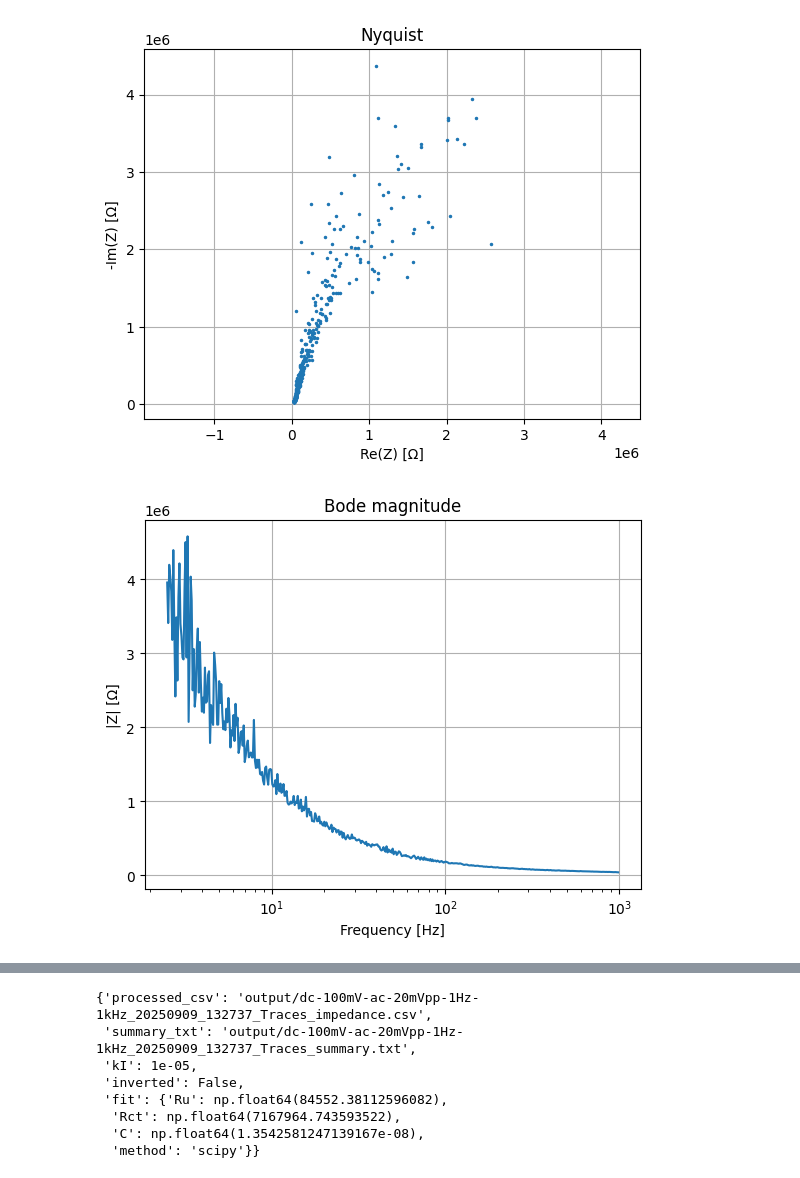
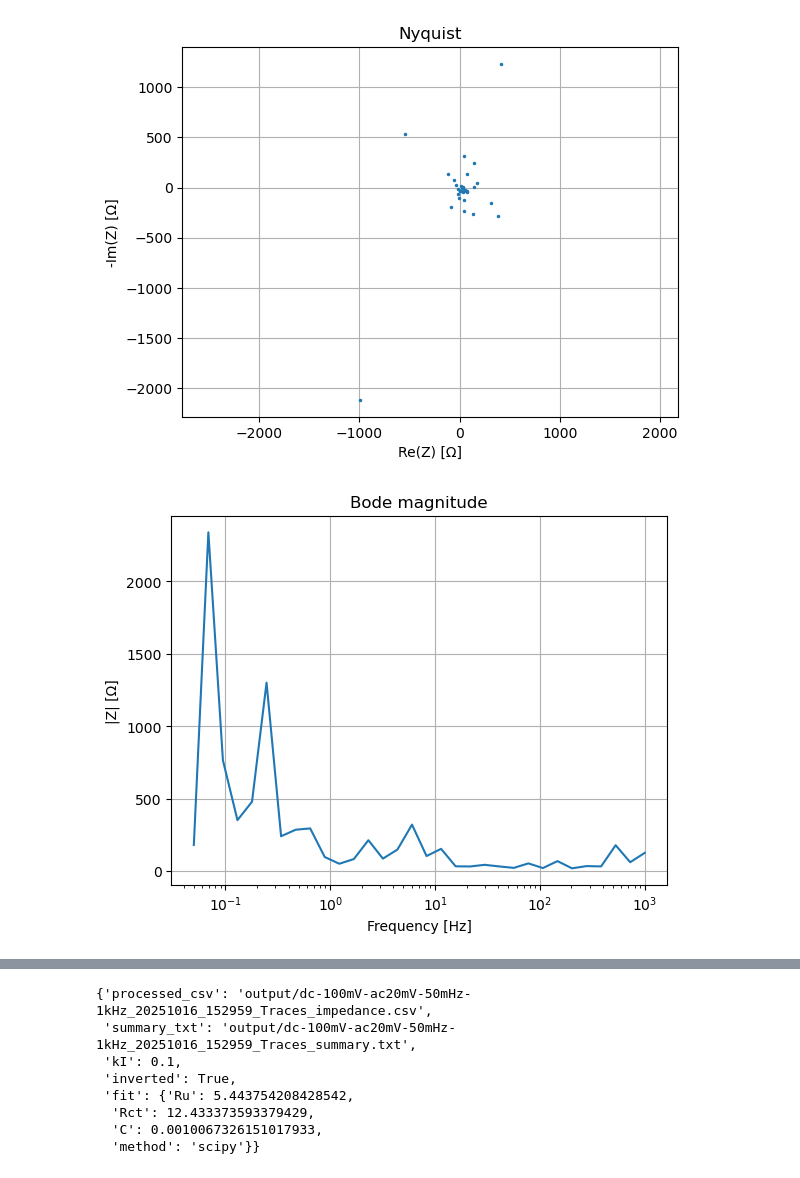
Before and after one commit to lucyyyds/FRA-utilities, a Jupyter notebook: process-moku-fra.ipynb, the cells around one changed output, grey strips where cells are left out. Cells and saved outputs as stored; diff of their text form; code cells hidden in the pictures.

Commit message:
added new data and Ki value

```diff
--- a/process-moku-fra.ipynb
+++ b/process-moku-fra.ipynb
@@ -26,6 +26,8 @@ CAL_KI = {
     "1uA":  1.0e-6,
     "100uA": 1.0e-4,
     "1mA":   1.0e-3,
+    "10mA":  1.0e-2,
+    "100mA": 1.0e-1,
 }
 
 def pick_kI(current_range: str | None, kI_override: float | None):
@@ -87,12 +89,12 @@ def compute_impedance(df: pd.DataFrame, kI: float, invert_if_needed: bool = True
     """
     freq = df["Frequency_Hz"].to_numpy(dtype=float)
 
-    # use data with a specified frequency range
-    freq_min = 2.5  # Hz
-    freq_max = 1000.0  # Hz
-    valid = (freq >= freq_min) & (freq <= freq_max)
-    freq = freq[valid]
-    df = df[valid].reset_index(drop=True)
+    # # use data with a specified frequency range
+    # freq_min = 2.5  # Hz
+    # freq_max = 1000.0  # Hz
+    # valid = (freq >= freq_min) & (freq <= freq_max)
+    # freq = freq[valid]
+    # df = df[valid].reset_index(drop=True)
 
     # Prefer Math ratio if provided, else compute from Ch1/Ch2
     if not df["Math_Mag_dB"].isna().all() and not df["Math_Phase_deg"].isna().all():
@@ -288,9 +290,9 @@ def process_moku_fra(csv_path: str, current_range: str | None = None, kI_overrid
         "fit": {"Ru": Ru_hat, "Rct": Rct_hat, "C": C_hat, "method": method}
     }
 # %%
-infile = "moku-data/dc-100mV-ac-20mVpp-1Hz-1kHz_20250909_132737_Traces.csv"
-results = process_moku_fra(infile, current_range="10uA", kI_override=None)
+infile = r"C:\Users\Lucy\OneDrive - University of Toronto\Grad\CAN\experimental results\raw data\Moku go\FRA\20251016\dc-100mV-ac20mV-50mHz-1kHz_20251016_152959_Traces.csv"
+results = process_moku_fra(infile, current_range="100mA", kI_override=None)
 results
 # %% [output]
-[figure, old version]
+[figure, new version]
-[figure, old version]
+[figure, new version]
@@ -299,8 +301,8 @@ results
-{'processed_csv': 'output/dc-100mV-ac-20mVpp-1Hz-1kHz_20250909_132737_Traces_impedance.csv',
- 'summary_txt': 'output/dc-100mV-ac-20mVpp-1Hz-1kHz_20250909_132737_Traces_summary.txt',
- 'kI': 1e-05,
- 'inverted': False,
- 'fit': {'Ru': np.float64(84552.38112596082),
-  'Rct': np.float64(7167964.743593522),
-  'C': np.float64(1.3542581247139167e-08),
+{'processed_csv': 'output/dc-100mV-ac20mV-50mHz-1kHz_20251016_152959_Traces_impedance.csv',
+ 'summary_txt': 'output/dc-100mV-ac20mV-50mHz-1kHz_20251016_152959_Traces_summary.txt',
+ 'kI': 0.1,
+ 'inverted': True,
+ 'fit': {'Ru': 5.443754208428542,
+  'Rct': 12.433373593379429,
+  'C': 0.0010067326151017933,
   'method': 'scipy'}}
```
Also changed, not shown: parts of 1 cell of this notebook, 56 other files.
